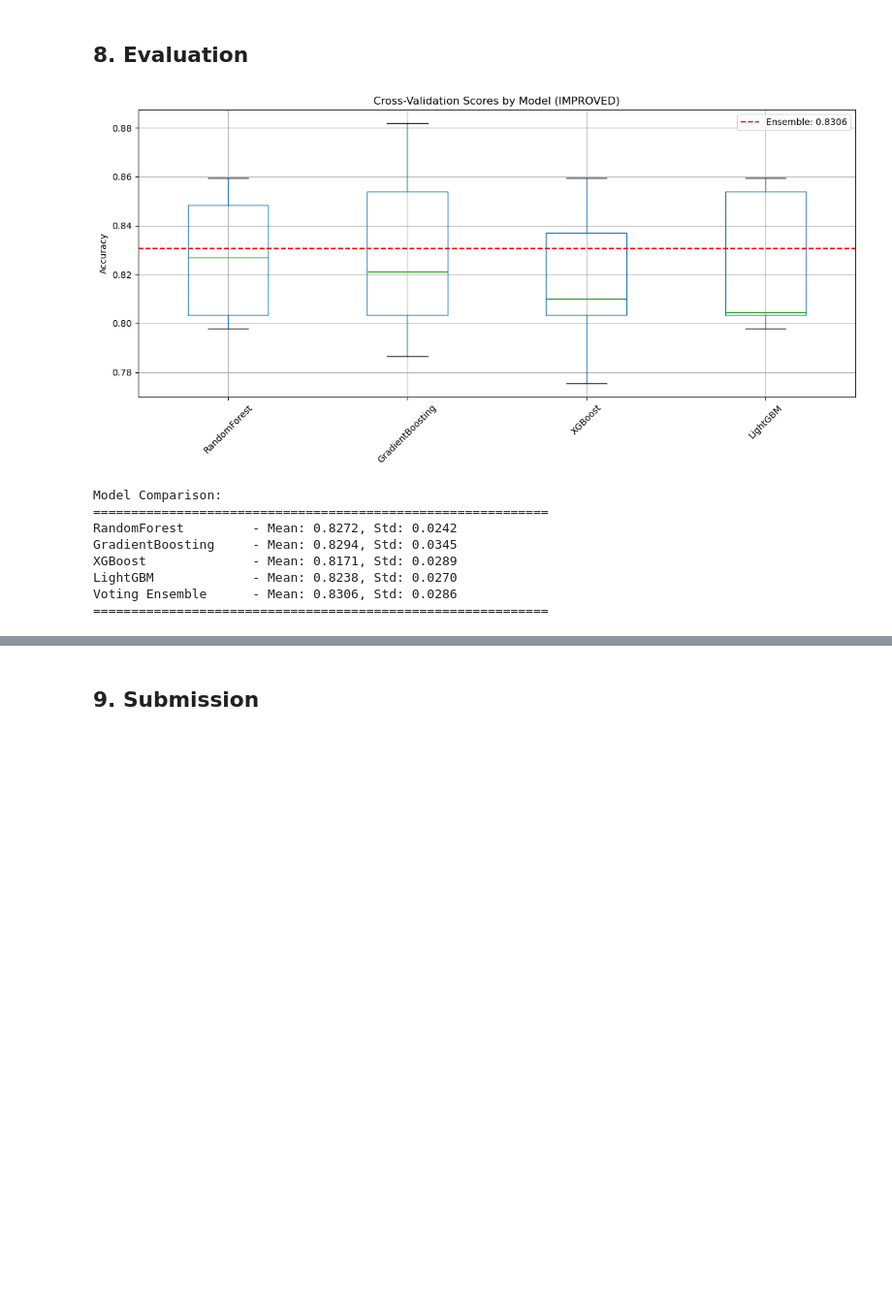
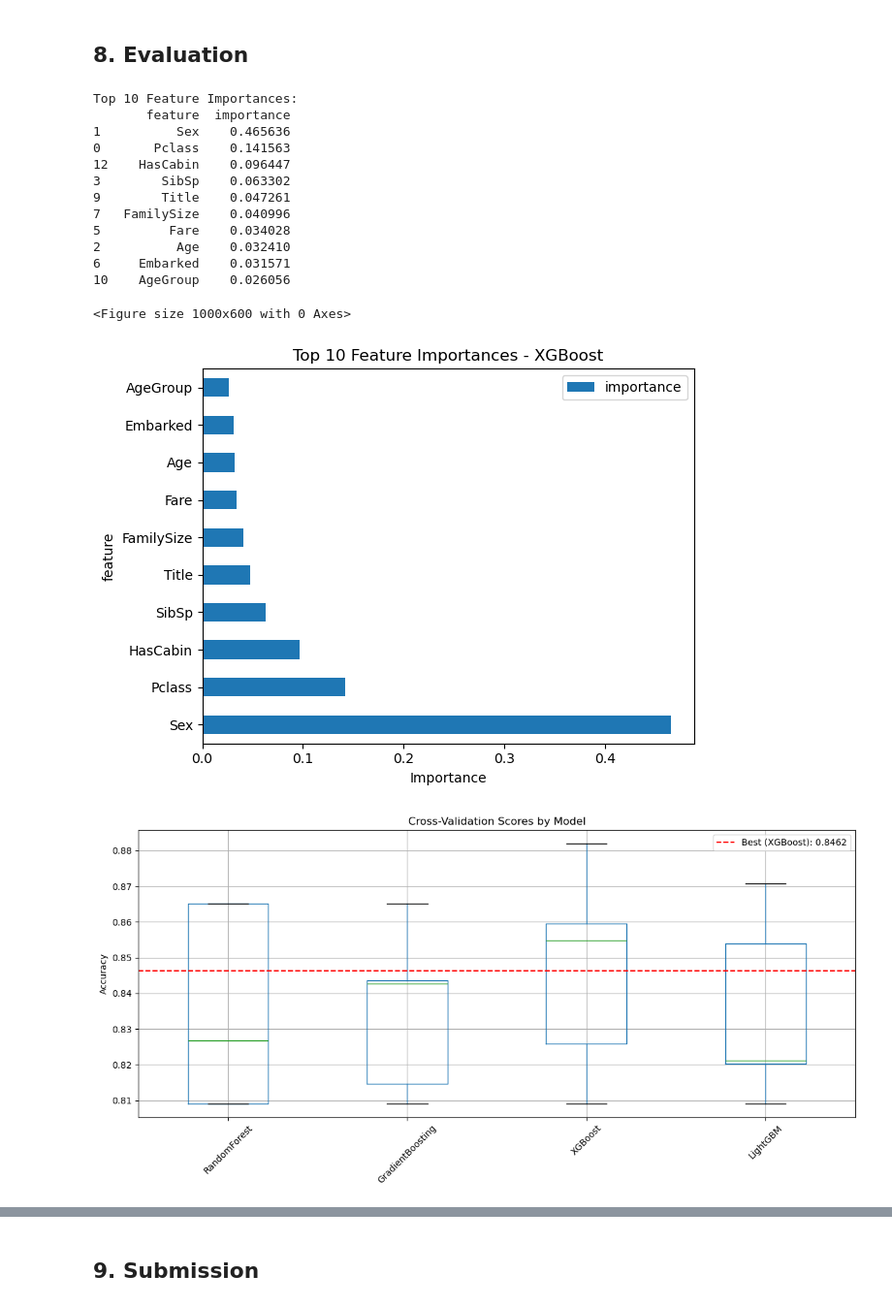
Before and after one commit to n24q02m/n24q02m-kaggle-competitions, a Jupyter notebook: competitions/titanic/notebooks/solution.ipynb, the cells around one changed output, grey strips where cells are left out. Shown at 97% size. Cells and saved outputs as stored; diff of their text form; code cells hidden in the pictures; blank space fills up the shorter version.

```diff
--- a/competitions/titanic/notebooks/solution.ipynb
+++ b/competitions/titanic/notebooks/solution.ipynb
@@ -538,38 +439,59 @@ Model training complete!
 # %% [markdown]
 ## 8. Evaluation
 # %%
+# Feature importance (for tree-based models)
+if hasattr(final_model, "feature_importances_"):
+    feature_importance = pd.DataFrame(
+        {"feature": X_train.columns, "importance": final_model.feature_importances_}
+    ).sort_values("importance", ascending=False)
+
+    print("\nTop 10 Feature Importances:")
+    print(feature_importance.head(10))
+
+    # Plot
+    plt.figure(figsize=(10, 6))
+    feature_importance.head(10).plot(x="feature", y="importance", kind="barh")
+    plt.title(f"Top 10 Feature Importances - {best_model_name}")
+    plt.xlabel("Importance")
+    plt.tight_layout()
+    plt.show()
+
 # Cross-validation scores comparison
 plt.figure(figsize=(12, 6))
 cv_df = pd.DataFrame(cv_results)
 cv_df.boxplot()
-plt.title("Cross-Validation Scores by Model (IMPROVED)")
+plt.title("Cross-Validation Scores by Model")
 plt.ylabel("Accuracy")
 plt.xticks(rotation=45)
 plt.axhline(
-    y=ensemble_scores.mean(),
+    y=cv_results[best_model_name].mean(),
     color="r",
     linestyle="--",
-    label=f"Ensemble: {ensemble_scores.mean():.4f}",
+    label=f"Best ({best_model_name}): {cv_results[best_model_name].mean():.4f}",
 )
 plt.legend()
 plt.tight_layout()
 plt.show()
 
 print("\nModel Comparison:")
 print("=" * 60)
 for name, scores in cv_results.items():
-    print(f"{name:20s} - Mean: {scores.mean():.4f}, Std: {scores.std():.4f}")
-print(
-    f"{'Voting Ensemble':20s} - Mean: {ensemble_scores.mean():.4f}, Std: {ensemble_scores.std():.4f}"
-)
+    marker = " <- SELECTED" if name == best_model_name else ""
+    print(f"{name:20s} - Mean: {scores.mean():.4f}, Std: {scores.std():.4f}{marker}")
 print("=" * 60)
 # %% [output]
+Top 10 Feature Importances:
+       feature  importance
+1          Sex    0.465636
+0       Pclass    0.141563
+12    HasCabin    0.096447
+3        SibSp    0.063302
+9        Title    0.047261
+7   FamilySize    0.040996
+5         Fare    0.034028
+2          Age    0.032410
+6     Embarked    0.031571
+10    AgeGroup    0.026056
+<Figure size 1000x600 with 0 Axes>
-[figure, old version]
+[figure, new version]
-Model Comparison:
-============================================================
-RandomForest         - Mean: 0.8272, Std: 0.0242
-GradientBoosting     - Mean: 0.8294, Std: 0.0345
-XGBoost              - Mean: 0.8171, Std: 0.0289
-LightGBM             - Mean: 0.8238, Std: 0.0270
-Voting Ensemble      - Mean: 0.8306, Std: 0.0286
-============================================================
+[figure, added]
```
Also changed, not shown: parts of 6 cells of this notebook, 1 other file.
